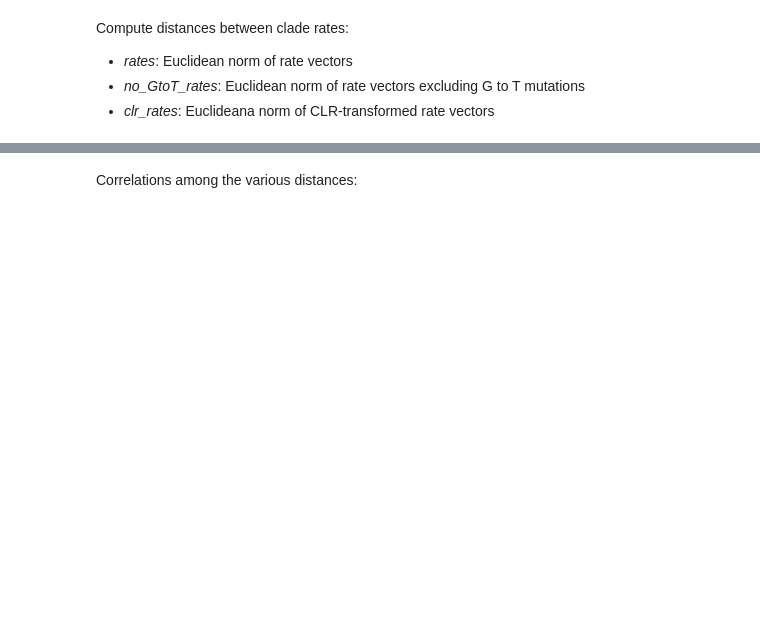
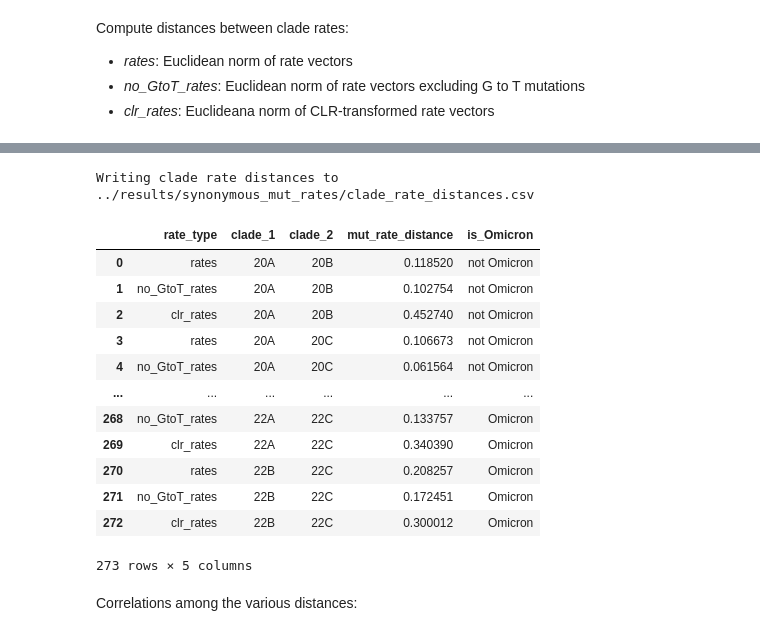
Before and after one commit to jbloomlab/SARS2-mut-spectrum, a Jupyter notebook: notebooks/synonymous_mut_rates.ipynb, the cells around one changed output, grey strips where cells are left out. Drawn from its saved outputs; the diff is of its cells as text; code cells hidden in the pictures; blank space fills up the shorter version.

Commit message:
label clade rate distances by whether Omicron

```diff
--- a/notebooks/synonymous_mut_rates.ipynb
+++ b/notebooks/synonymous_mut_rates.ipynb
@@ -661,33 +726,60 @@ clade_rate_dist = []
 for clade1, clade2 in itertools.combinations(rates_by_clade["clade"].unique(), 2):
     rates1 = rates_by_clade.query("clade == @clade1").sort_values("mut_type")
     rates2 = rates_by_clade.query("clade == @clade2").sort_values("mut_type")
 
     d = math.sqrt(((rates1["rate"].values - rates2["rate"].values)**2).sum())
     clade_rate_dist.append(("rates", clade1, clade2, d))
 
     d_no_GtoT = math.sqrt(
         (
             (
                 rates1.query("mut_type != 'GtoT'")["rate"].values
                 - rates2.query("mut_type != 'GtoT'")["rate"].values
             )**2
         ).sum()
     )
     clade_rate_dist.append(("no_GtoT_rates", clade1, clade2, d_no_GtoT))
 
     d_clr = math.sqrt(
         ((clr(rates1["rate"].values) - clr(rates2["rate"].values))**2).sum()
     )
     clade_rate_dist.append(("clr_rates", clade1, clade2, d_clr))
 
 clade_rate_dist = pd.DataFrame(
     clade_rate_dist, columns=["rate_type", "clade_1", "clade_2", "mut_rate_distance"],
 )
 
+def is_omicron(row):
+    c1 = clade_synonyms[row["clade_1"]]
+    c2 = clade_synonyms[row["clade_2"]]
+    if "Omicron" in c1 and "Omicron" in c2:
+        return "Omicron"
+    elif "Omicron" in c1 or "Omicron" in c2:
+        return "mixed"
+    else:
+        return "not Omicron"
+
+clade_rate_dist["is_Omicron"] = clade_rate_dist.apply(is_omicron, axis=1)
+
 print(f"Writing clade rate distances to {clade_rate_dist_csv}")
 clade_rate_dist.to_csv(clade_rate_dist_csv, index=False, float_format="%.5g")
 
 clade_rate_dist
+# %% [output]
+Writing clade rate distances to ../results/synonymous_mut_rates/clade_rate_distances.csv
+|  | rate_type | clade_1 | clade_2 | mut_rate_distance | is_Omicron |
+| 0 | rates | 20A | 20B | 0.118520 | not Omicron |
+| 1 | no_GtoT_rates | 20A | 20B | 0.102754 | not Omicron |
+| 2 | clr_rates | 20A | 20B | 0.452740 | not Omicron |
+| 3 | rates | 20A | 20C | 0.106673 | not Omicron |
+| 4 | no_GtoT_rates | 20A | 20C | 0.061564 | not Omicron |
+| ... | ... | ... | ... | ... | ... |
+| 268 | no_GtoT_rates | 22A | 22C | 0.133757 | Omicron |
+| 269 | clr_rates | 22A | 22C | 0.340390 | Omicron |
+| 270 | rates | 22B | 22C | 0.208257 | Omicron |
+| 271 | no_GtoT_rates | 22B | 22C | 0.172451 | Omicron |
+| 272 | clr_rates | 22B | 22C | 0.300012 | Omicron |
+273 rows × 5 columns
 # %% [markdown]
 Correlations among the various distances:
 # %%
```
Also changed, not shown: parts of 9 cells of this notebook, 1 other file.
